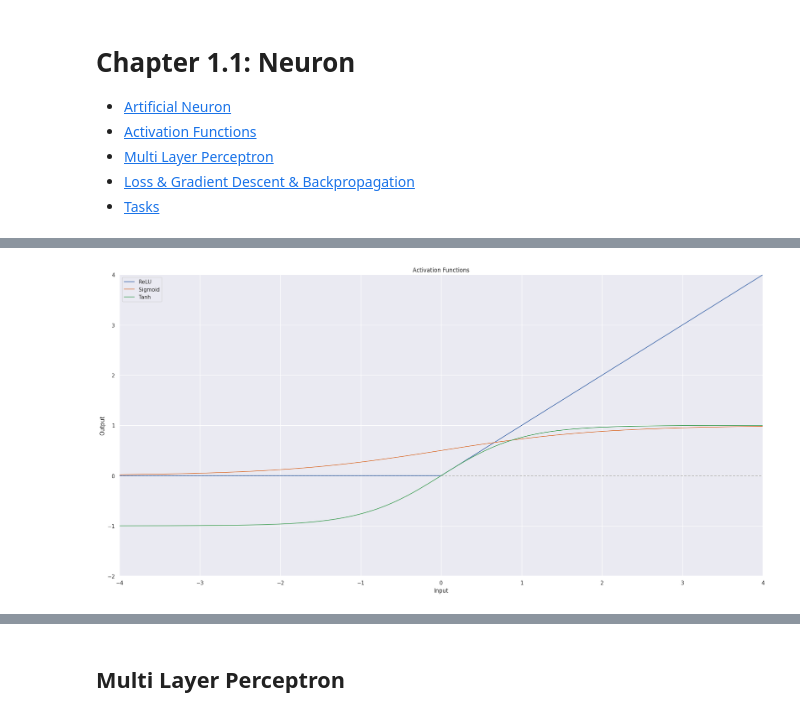
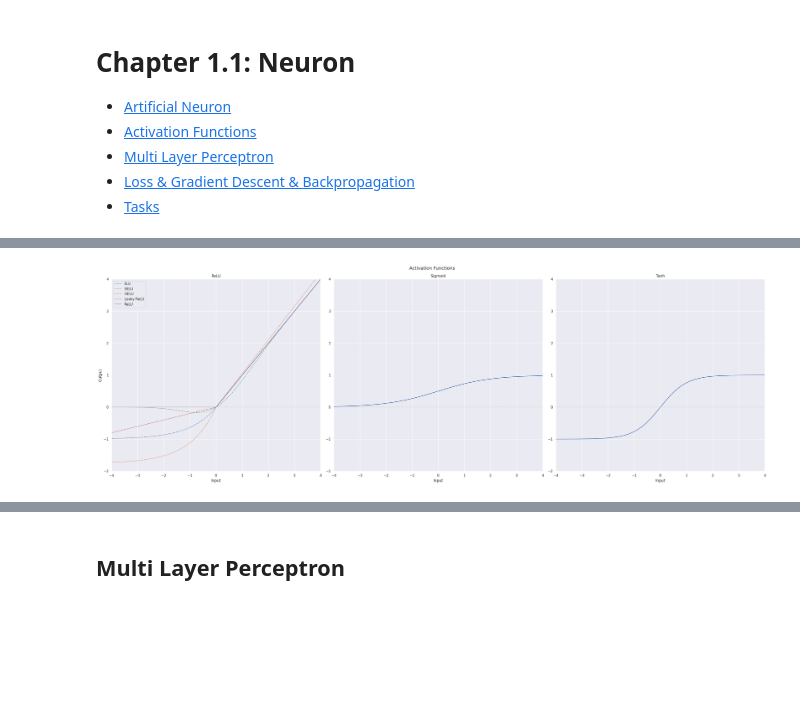
Before and after one commit to iLuckyW/lecture-ai-advanced, a Jupyter notebook: chapter/01_basics/01_neuron.ipynb, the cells around one changed output, grey strips where cells are left out. Drawn from its saved outputs; the diff is of its cells as text; code cells hidden in the pictures; blank space fills up the shorter version.

Commit message:
feat: add activation functions

```diff
--- a/chapter/01_basics/01_neuron.ipynb
+++ b/chapter/01_basics/01_neuron.ipynb
@@ -71,24 +87,34 @@ $$y = f(\sum_{i=1}^n W_i \cdot x_i + b)$$
 # %%
 import matplotlib.pyplot as plt
 import seaborn as sns
 import numpy as np
 import torch
 
 from torch.functional import F
 
 input = torch.from_numpy(np.linspace(-4, 4, 1_000))
-relu = F.relu(input)
-sigmoid = F.sigmoid(input)
-tanh = F.tanh(input)
+
 
 sns.set_theme(style="darkgrid")
-fig, ax = plt.subplots(1, figsize=(20, 10))
-ax.axhline(0, color="0.75", linestyle="--")
-ax.plot(input, relu, label="ReLU")
-ax.plot(input, sigmoid, label="Sigmoid")
-ax.plot(input, tanh, label="Tanh")
-ax.set(ylabel='Output', xlabel='Input', title="Activation Functions", xlim=(-4, 4), ylim=(-2, 4))
-ax.legend()
+fig, (relu_ax, sigmoid_ax, tanh_ax) = plt.subplots(1, 3, figsize=(30, 10))
+relu_ax.plot(input, F.elu(input), label="ELU", alpha=0.75, linestyle="--")
+relu_ax.plot(input, F.selu(input), label="SELU", alpha=0.75, linestyle="--")
+relu_ax.plot(input, F.gelu(input), label="GELU", alpha=0.75, linestyle="--")
+relu_ax.plot(input, F.leaky_relu(input, 0.2), label="Leaky ReLU", alpha=0.75, linestyle="--")
+relu_ax.plot(input, F.relu(input), label="ReLU")
+relu_ax.axhline(0, color="0.75", linestyle="--")
+relu_ax.set(ylabel='Output', xlabel='Input', title="ReLU", xlim=(-4, 4), ylim=(-2, 4))
+
+sigmoid_ax.plot(input, F.sigmoid(input), label="Sigmoid")
+sigmoid_ax.axhline(0, color="0.75", linestyle="--")
+sigmoid_ax.set(xlabel='Input', title="Sigmoid", xlim=(-4, 4), ylim=(-2, 4))
+
+tanh_ax.plot(input, F.tanh(input), label="Tanh")
+tanh_ax.axhline(0, color="0.75", linestyle="--")
+tanh_ax.set(xlabel='Input', title="Tanh", xlim=(-4, 4), ylim=(-2, 4))
+
+relu_ax.legend()
+fig.suptitle("Activation Functions")
 fig.tight_layout()
 # %% [output]
-[figure, old version]
+[figure, new version]
```
Also changed, not shown: parts of 2 cells of this notebook.
